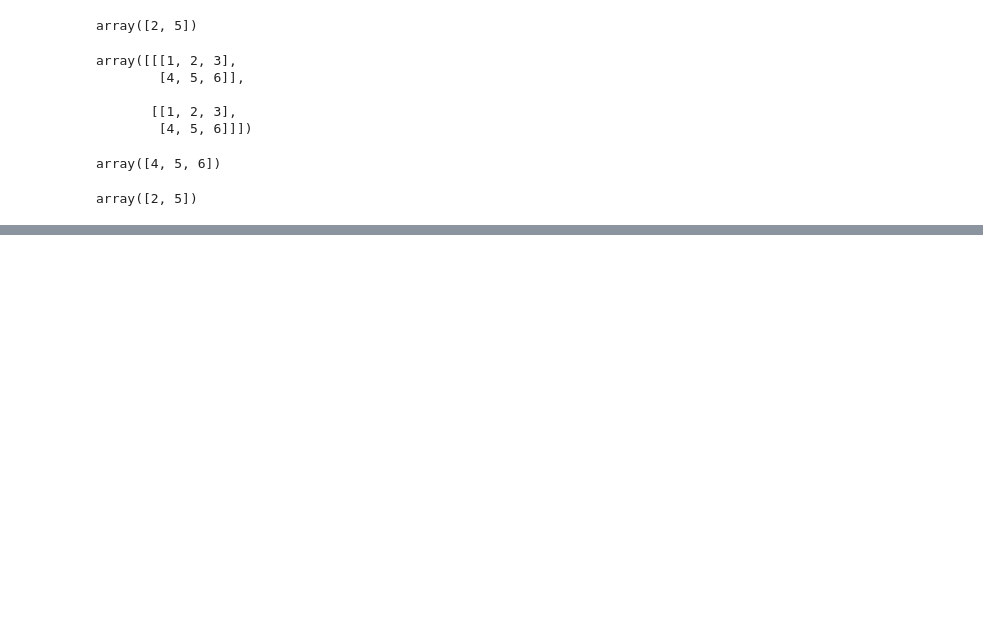
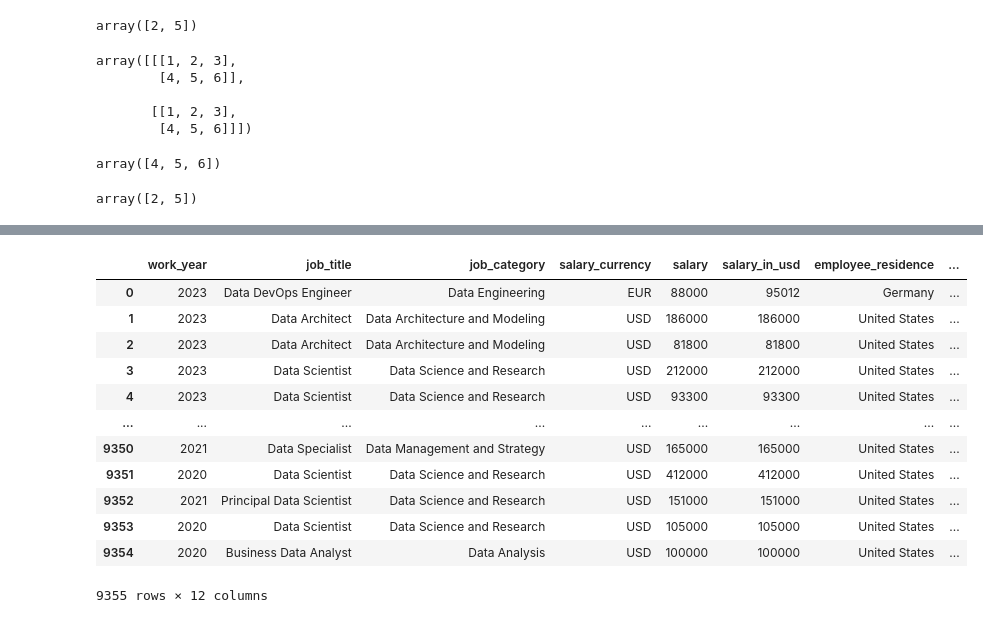
Before and after one commit to eda426/-gen-alan-hesaplama, a Jupyter notebook: verianalizive_yapayzekatümderslerim.ipynb, the cells around one changed output, grey strips where cells are left out. Drawn from its saved outputs; the diff is of its cells as text; code cells hidden in the pictures; blank space fills up the shorter version.

```diff
--- a/verianalizive_yapayzekatümderslerim.ipynb
+++ b/verianalizive_yapayzekatümderslerim.ipynb
@@ -785,0 +926,18 @@ array([2, 5])
+# %%
+#Veri çekme
+df=pd.read_csv("jobs_in_data.csv")
+df
+# %% [output]
+|  | work_year | job_title | job_category | salary_currency | salary | salary_in_usd | employee_residence | ... |
+| 0 | 2023 | Data DevOps Engineer | Data Engineering | EUR | 88000 | 95012 | Germany | ... |
+| 1 | 2023 | Data Architect | Data Architecture and Modeling | USD | 186000 | 186000 | United States | ... |
+| 2 | 2023 | Data Architect | Data Architecture and Modeling | USD | 81800 | 81800 | United States | ... |
+| 3 | 2023 | Data Scientist | Data Science and Research | USD | 212000 | 212000 | United States | ... |
+| 4 | 2023 | Data Scientist | Data Science and Research | USD | 93300 | 93300 | United States | ... |
+| ... | ... | ... | ... | ... | ... | ... | ... | ... |
+| 9350 | 2021 | Data Specialist | Data Management and Strategy | USD | 165000 | 165000 | United States | ... |
+| 9351 | 2020 | Data Scientist | Data Science and Research | USD | 412000 | 412000 | United States | ... |
+| 9352 | 2021 | Principal Data Scientist | Data Science and Research | USD | 151000 | 151000 | United States | ... |
+| 9353 | 2020 | Data Scientist | Data Science and Research | USD | 105000 | 105000 | United States | ... |
+| 9354 | 2020 | Business Data Analyst | Data Analysis | USD | 100000 | 100000 | United States | ... |
+9355 rows × 12 columns
```
Also changed, not shown: parts of 37 cells of this notebook.
